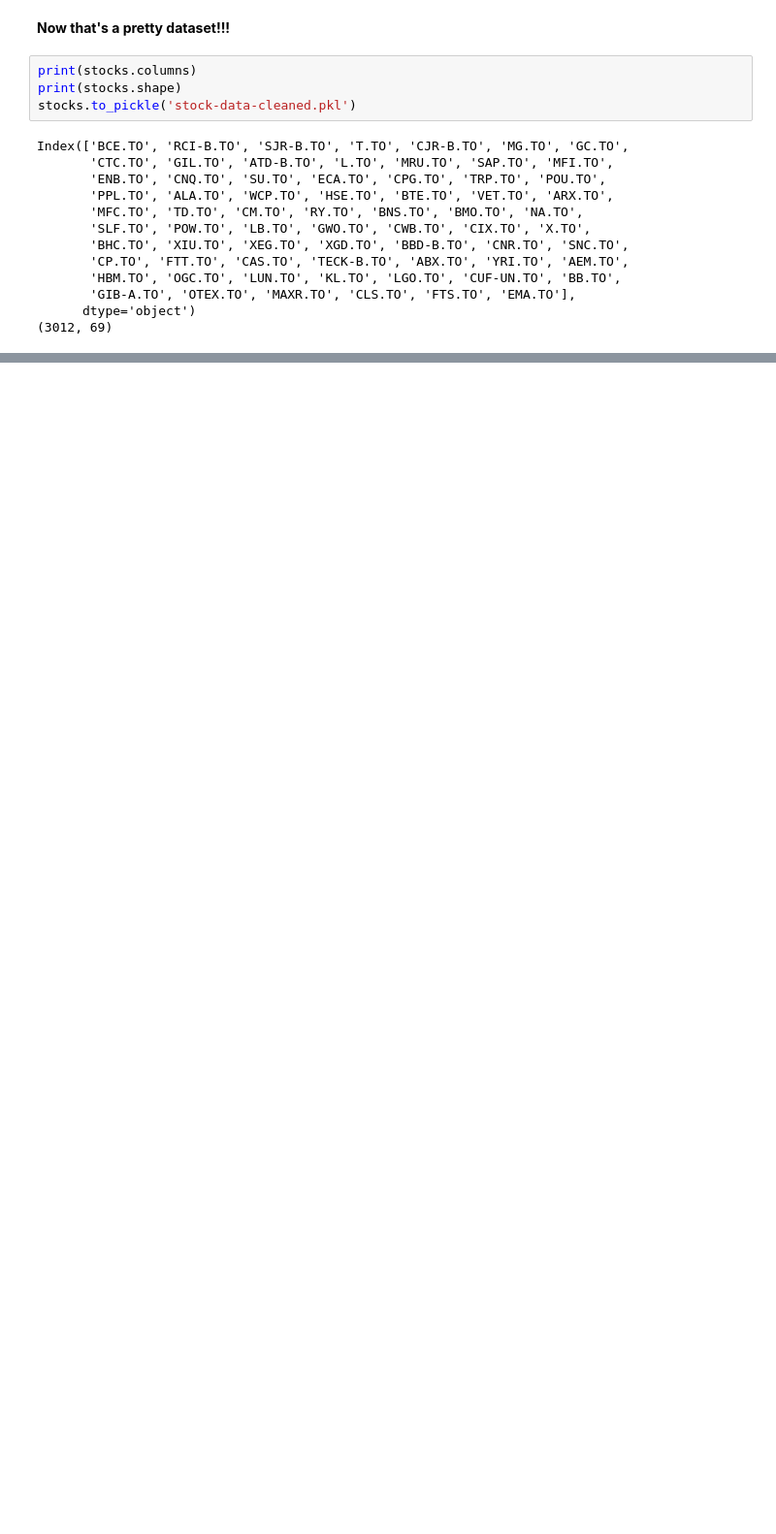
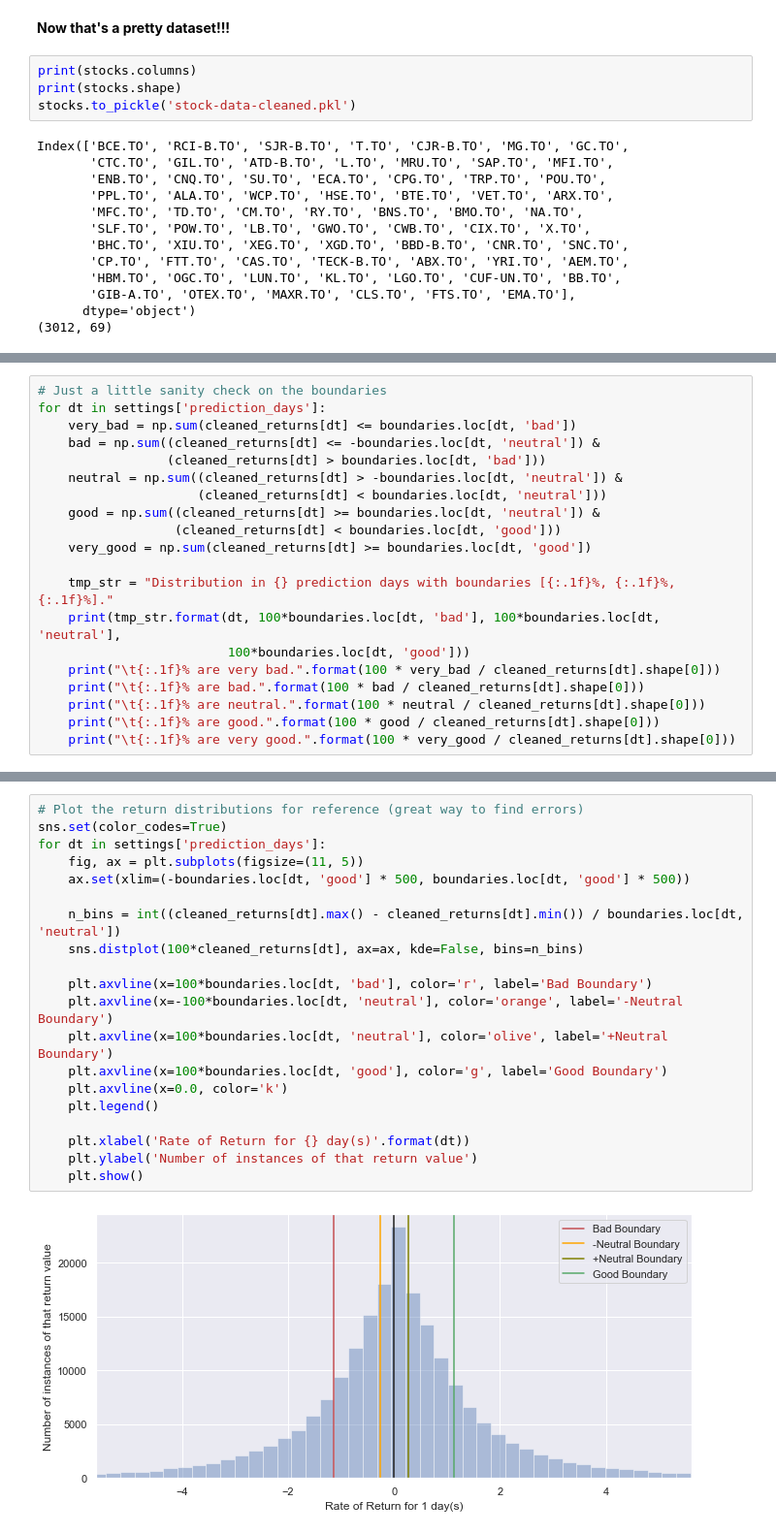
Before and after one commit to daniel-fudge/DRL-Portfolio-Optimization, a Jupyter notebook: data_preparation.ipynb, the cells around one changed output, grey strips where cells are left out. Shown at 97% size. Cells and saved outputs as stored; diff of their text form; blank space fills up the shorter version.

Commit message:
Finished classification boundary generation.

```diff
--- a/data_preparation.ipynb
+++ b/data_preparation.ipynb
@@ -168,0 +233,20 @@ Note we will reload the data saved in the previous step so you can start here in
+# %%
+# Just a little sanity check on the boundaries
+for dt in settings['prediction_days']:
+    very_bad = np.sum(cleaned_returns[dt] <= boundaries.loc[dt, 'bad'])
+    bad = np.sum((cleaned_returns[dt] <= -boundaries.loc[dt, 'neutral']) &
+                 (cleaned_returns[dt] > boundaries.loc[dt, 'bad']))
+    neutral = np.sum((cleaned_returns[dt] > -boundaries.loc[dt, 'neutral']) &
+                     (cleaned_returns[dt] < boundaries.loc[dt, 'neutral']))
+    good = np.sum((cleaned_returns[dt] >= boundaries.loc[dt, 'neutral']) &
+                  (cleaned_returns[dt] < boundaries.loc[dt, 'good']))
+    very_good = np.sum(cleaned_returns[dt] >= boundaries.loc[dt, 'good'])
+
+    tmp_str = "Distribution in {} prediction days with boundaries [{:.1f}%, {:.1f}%, {:.1f}%]."
+    print(tmp_str.format(dt, 100*boundaries.loc[dt, 'bad'], 100*boundaries.loc[dt, 'neutral'],
+                         100*boundaries.loc[dt, 'good']))
+    print("\t{:.1f}% are very bad.".format(100 * very_bad / cleaned_returns[dt].shape[0]))
+    print("\t{:.1f}% are bad.".format(100 * bad / cleaned_returns[dt].shape[0]))
+    print("\t{:.1f}% are neutral.".format(100 * neutral / cleaned_returns[dt].shape[0]))
+    print("\t{:.1f}% are good.".format(100 * good / cleaned_returns[dt].shape[0]))
+    print("\t{:.1f}% are very good.".format(100 * very_good / cleaned_returns[dt].shape[0]))
@@ -168,0 +272,22 @@ Note we will reload the data saved in the previous step so you can start here in
+# %%
+# Plot the return distributions for reference (great way to find errors)
+sns.set(color_codes=True)
+for dt in settings['prediction_days']:
+    fig, ax = plt.subplots(figsize=(11, 5))
+    ax.set(xlim=(-boundaries.loc[dt, 'good'] * 500, boundaries.loc[dt, 'good'] * 500))
+
+    n_bins = int((cleaned_returns[dt].max() - cleaned_returns[dt].min()) / boundaries.loc[dt, 'neutral'])
+    sns.distplot(100*cleaned_returns[dt], ax=ax, kde=False, bins=n_bins)
+
+    plt.axvline(x=100*boundaries.loc[dt, 'bad'], color='r', label='Bad Boundary')
+    plt.axvline(x=-100*boundaries.loc[dt, 'neutral'], color='orange', label='-Neutral Boundary')
+    plt.axvline(x=100*boundaries.loc[dt, 'neutral'], color='olive', label='+Neutral Boundary')
+    plt.axvline(x=100*boundaries.loc[dt, 'good'], color='g', label='Good Boundary')
+    plt.axvline(x=0.0, color='k')
+    plt.legend()
+
+    plt.xlabel('Rate of Return for {} day(s)'.format(dt))
+    plt.ylabel('Number of instances of that return value')
+    plt.show()
+# %% [output]
+[figure, added]
```
Also changed, not shown: parts of 14 cells of this notebook, 1 other file.
